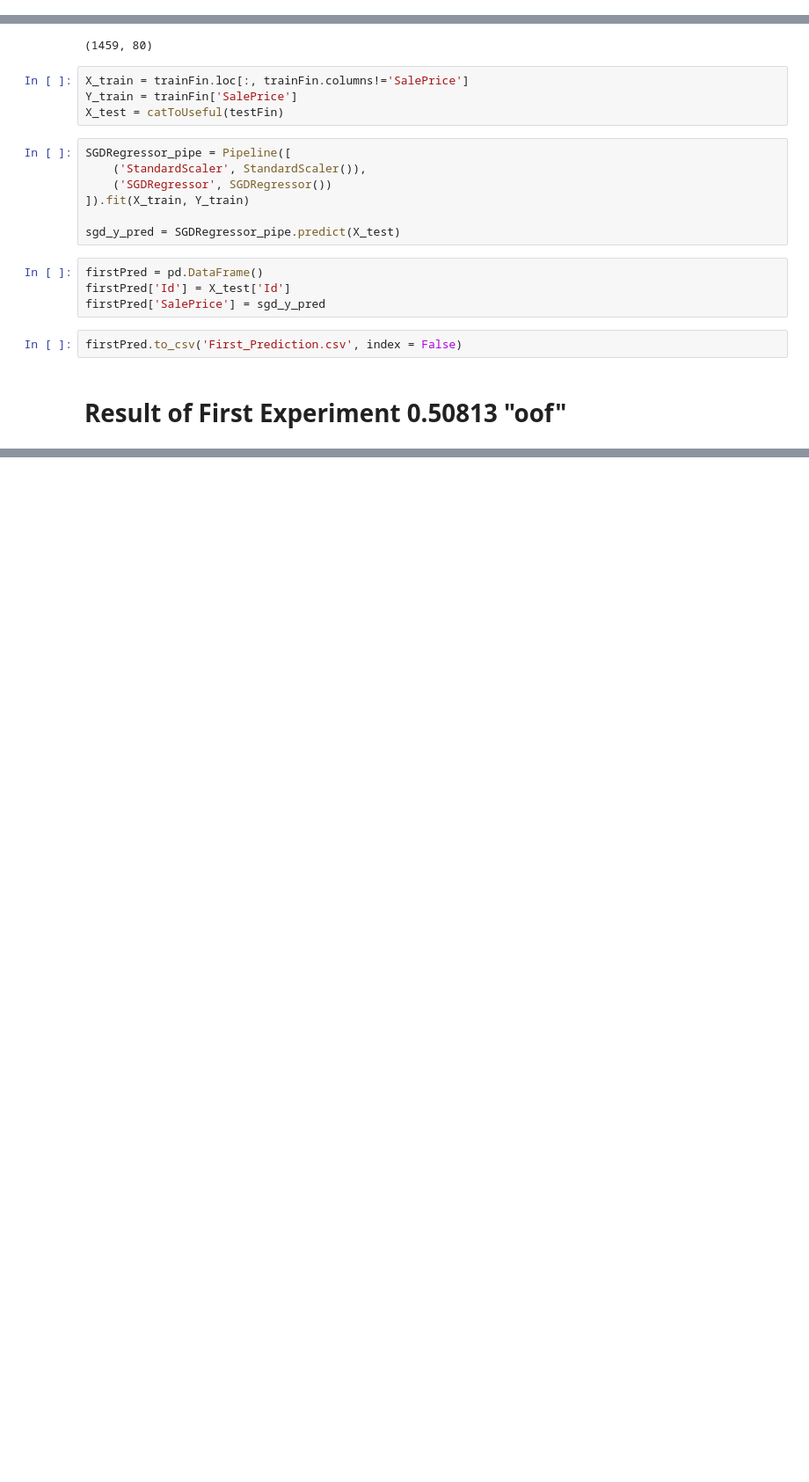
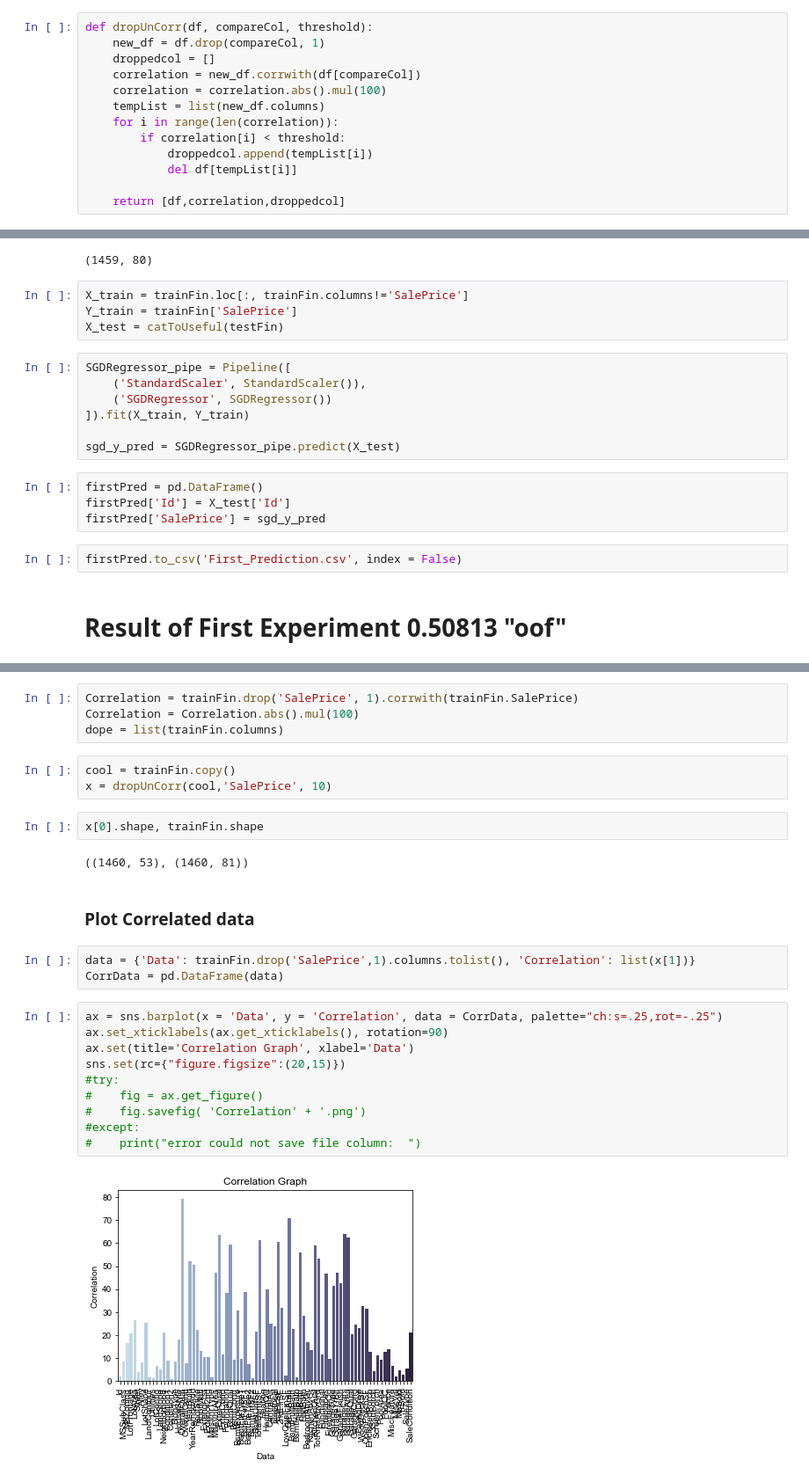
Before and after one commit to Noah-Telfer/Project-3-DataMining, a Jupyter notebook: Project_3_Data_Exploration.ipynb, the cells around one changed output, grey strips where cells are left out. Shown: that part at 88% size. Saved outputs shown, nothing was run; the diff lists cells and outputs as text; blank space fills up the shorter version.

```diff
--- a/Project_3_Data_Exploration.ipynb
+++ b/Project_3_Data_Exploration.ipynb
@@ -22,6 +25,19 @@ def catToUseful(df):
         else:
             newDf[col[i]] = df[col[i]]
     return newDf
+# %%
+def dropUnCorr(df, compareCol, threshold):
+    new_df = df.drop(compareCol, 1)
+    droppedcol = []
+    correlation = new_df.corrwith(df[compareCol])
+    correlation = correlation.abs().mul(100)
+    tempList = list(new_df.columns)
+    for i in range(len(correlation)):
+        if correlation[i] < threshold:
+            droppedcol.append(tempList[i])
+            del df[tempList[i]]
+
+    return [df,correlation,droppedcol]
 # %%
 wdir = r'C:\Users\noaht\Documents\Data_Mining\Project 3\Data'
 os.chdir(wdir)
@@ -74,0 +97,28 @@ firstPred.to_csv('First_Prediction.csv', index = False)
+# %%
+Correlation = trainFin.drop('SalePrice', 1).corrwith(trainFin.SalePrice)
+Correlation = Correlation.abs().mul(100)
+dope = list(trainFin.columns)
+# %%
+cool = trainFin.copy()
+x = dropUnCorr(cool,'SalePrice', 10)
+# %%
+x[0].shape, trainFin.shape
+# %% [output]
+((1460, 53), (1460, 81))
+# %% [markdown]
+### Plot Correlated data
+# %%
+data = {'Data': trainFin.drop('SalePrice',1).columns.tolist(), 'Correlation': list(x[1])}
+CorrData = pd.DataFrame(data)
+# %%
+ax = sns.barplot(x = 'Data', y = 'Correlation', data = CorrData, palette="ch:s=.25,rot=-.25")
+ax.set_xticklabels(ax.get_xticklabels(), rotation=90)
+ax.set(title='Correlation Graph', xlabel='Data')
+sns.set(rc={"figure.figsize":(20,15)})
+#try:
+#    fig = ax.get_figure()
+#    fig.savefig( 'Correlation' + '.png')
+#except:
+#    print("error could not save file column:  ")
+# %% [output]
+[figure, added]
```
Also changed, not shown: parts of 31 cells of this notebook, 1 other file.
